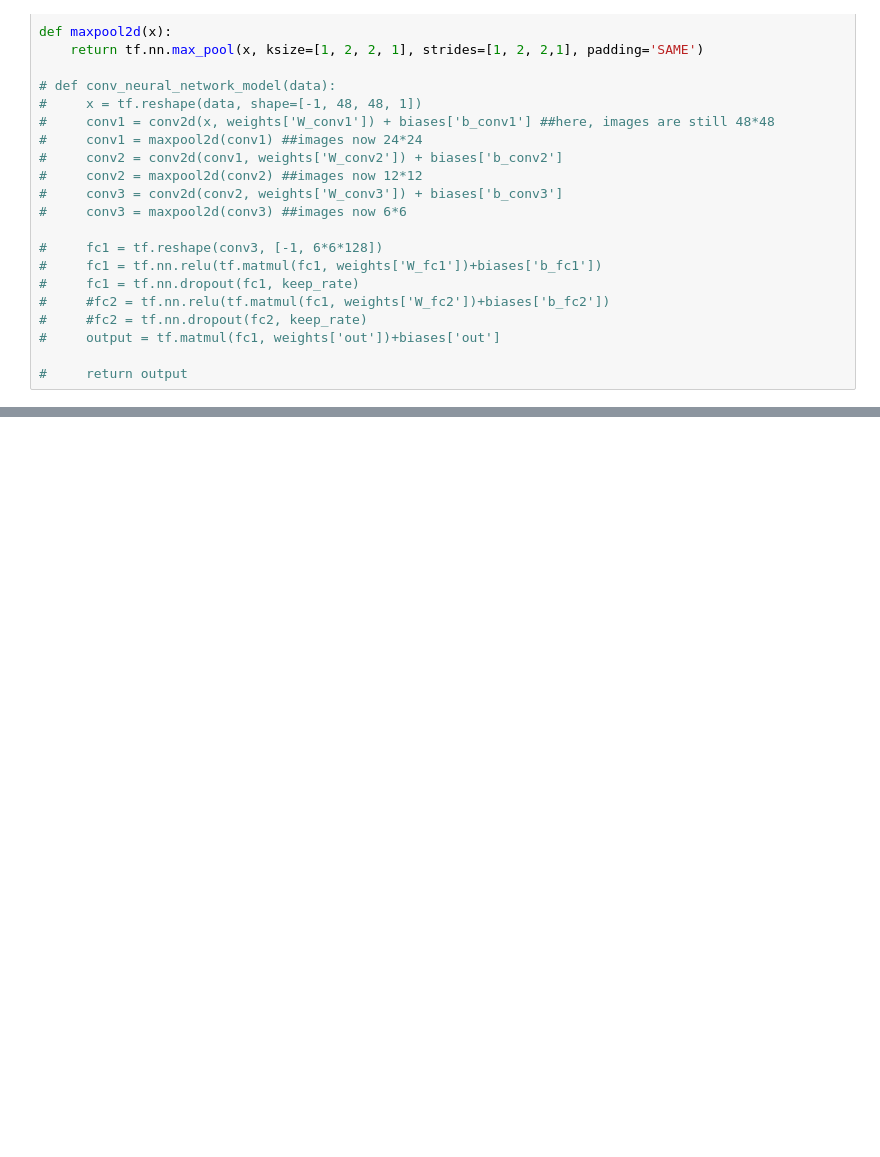
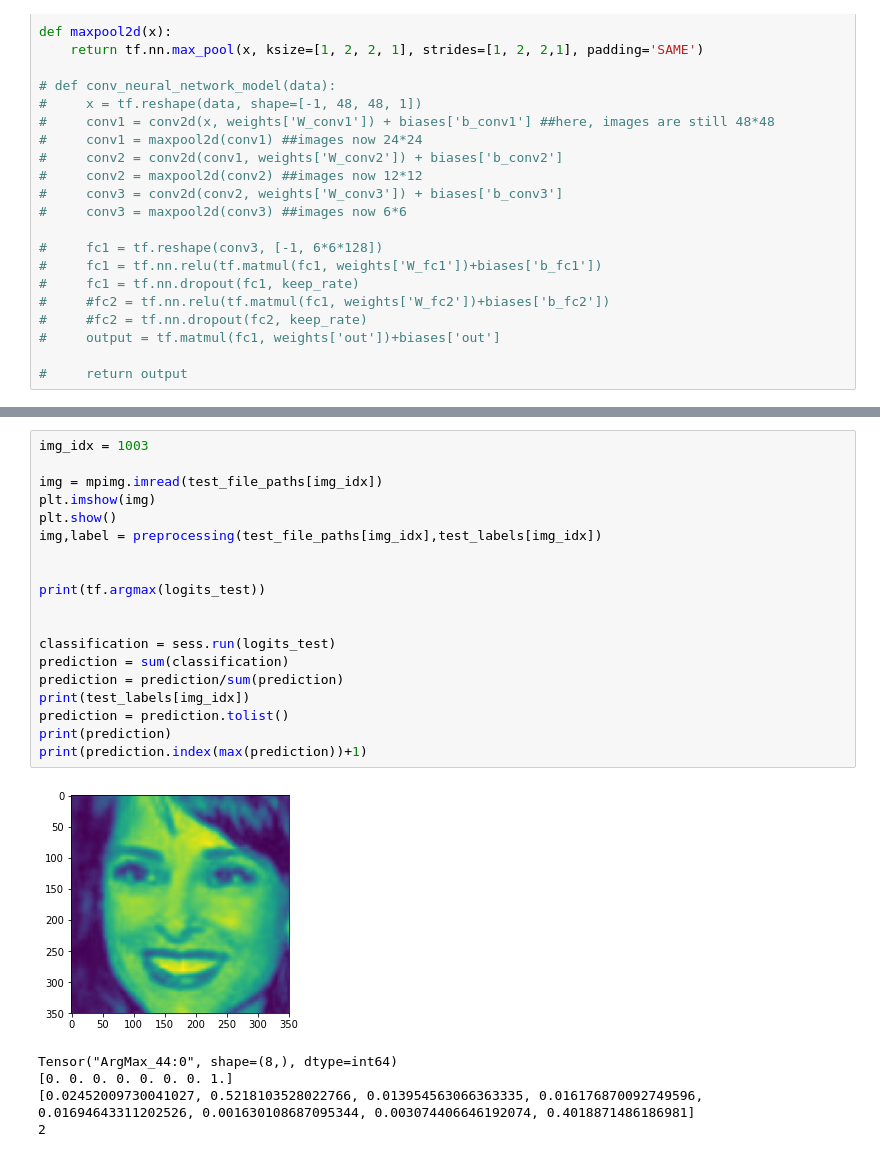
Before and after one commit to cyy12345/CS273_Project, a Jupyter notebook: Main.ipynb, the cells around one changed output, grey strips where cells are left out. Cells and saved outputs as stored; diff of their text form; blank space fills up the shorter version.

```diff
--- a/Main.ipynb
+++ b/Main.ipynb
@@ -264,0 +267,25 @@ Validation Accuracy= 0.940
+# %%
+img_idx = 1003
+
+img = mpimg.imread(test_file_paths[img_idx])
+plt.imshow(img)
+plt.show()
+img,label = preprocessing(test_file_paths[img_idx],test_labels[img_idx])
+
+
+print(tf.argmax(logits_test))
+
+
+classification = sess.run(logits_test)
+prediction = sum(classification)
+prediction = prediction/sum(prediction)
+print(test_labels[img_idx])
+prediction = prediction.tolist()
+print(prediction)
+print(prediction.index(max(prediction))+1)
+# %% [output]
+[figure, added]
+Tensor("ArgMax_44:0", shape=(8,), dtype=int64)
+[0. 0. 0. 0. 0. 0. 0. 1.]
+[0.02452009730041027, 0.5218103528022766, 0.013954563066363335, 0.016176870092749596, 0.01694643311202526, 0.001630108687095344, 0.003074406646192074, 0.4018871486186981]
+2
```
Also changed, not shown: parts of 3 cells of this notebook, 1 other file.
